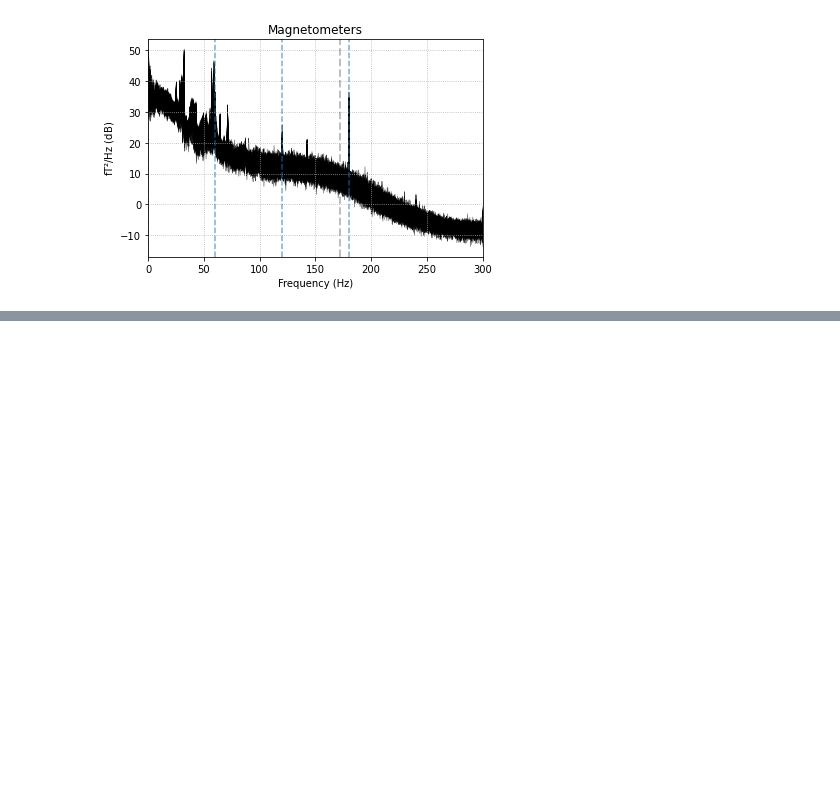
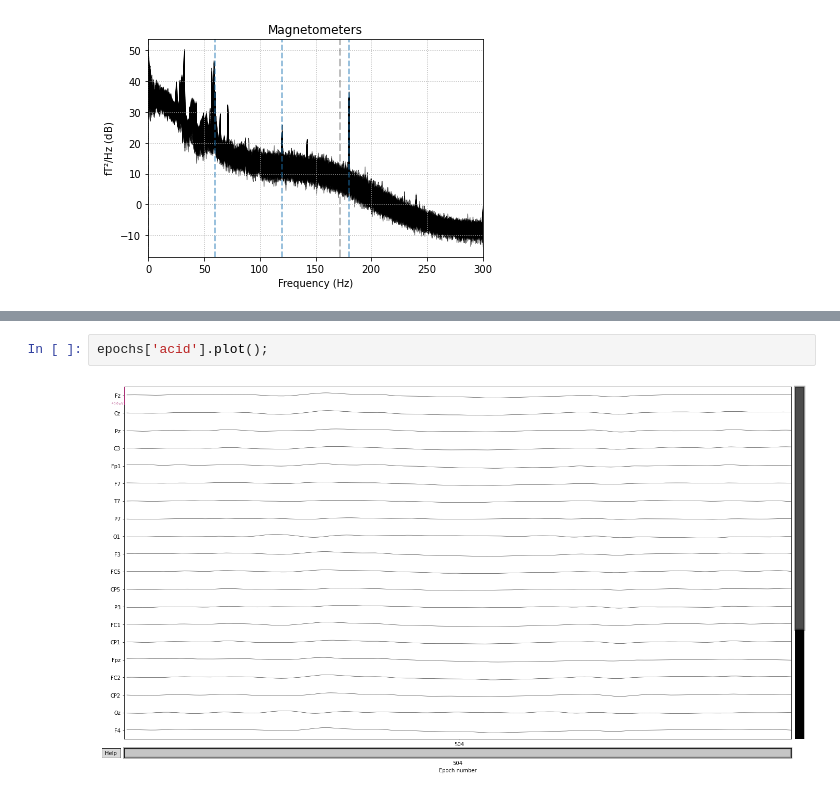
Before and after one commit to hyruuk/PSY2008A2021, a Jupyter notebook: AP1 - Manipulation de données électrophysiologiques dans MNE-Python.ipynb, the cells around one changed output, grey strips where cells are left out. Cells and saved outputs as stored; diff of their text form; blank space fills up the shorter version.

```diff
--- a/AP1 - Manipulation de données électrophysiologiques dans MNE-Python.ipynb
+++ b/AP1 - Manipulation de données électrophysiologiques dans MNE-Python.ipynb
@@ -256,0 +333,4 @@ Effective window size : 3.410 (s)
+# %%
+epochs['acid'].plot();
+# %% [output]
+[figure, added]
```
Also changed, not shown: parts of 29 cells of this notebook.
